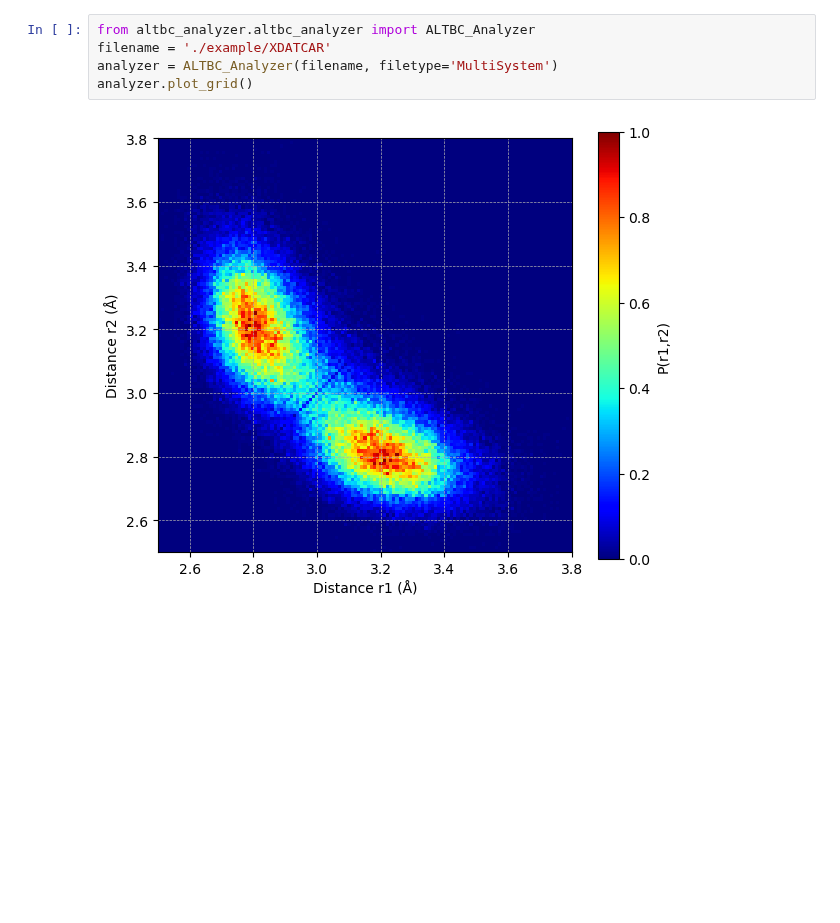
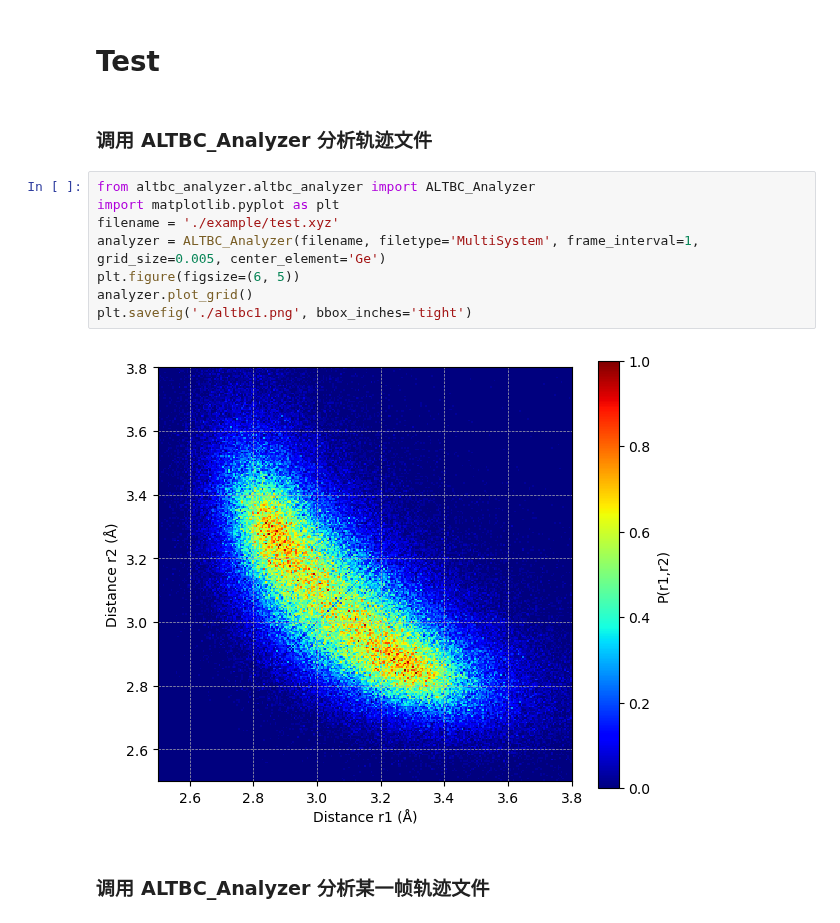
Before and after one commit to wangchr1617/altbc_analyzer, a Jupyter notebook: Test.ipynb, the cells around one changed output. Cells and saved outputs as stored; diff of their text form; blank space fills up the shorter version.

```diff
--- a/Test.ipynb
+++ b/Test.ipynb
@@ -1,10 +1,19 @@
+# %% [markdown]
+# Test
+# %% [markdown]
+### 调用 ALTBC_Analyzer 分析轨迹文件
 # %%
 from altbc_analyzer.altbc_analyzer import ALTBC_Analyzer
-filename = './example/XDATCAR'
-analyzer = ALTBC_Analyzer(filename, filetype='MultiSystem')
+import matplotlib.pyplot as plt
+filename = './example/test.xyz'
+analyzer = ALTBC_Analyzer(filename, filetype='MultiSystem', frame_interval=1, grid_size=0.005, center_element='Ge')
+plt.figure(figsize=(6, 5))
 analyzer.plot_grid()
+plt.savefig('./altbc1.png', bbox_inches='tight')
 # %% [output]
-[figure, old version]
+[figure, new version]
+# %% [markdown]
+### 调用 ALTBC_Analyzer 分析某一帧轨迹文件
 # %%
 from altbc_analyzer.altbc_analyzer import ALTBC_Analyzer
 filename = './example/POSCAR'
```
Also changed, not shown: parts of 1 cell of this notebook, 5 other files.
